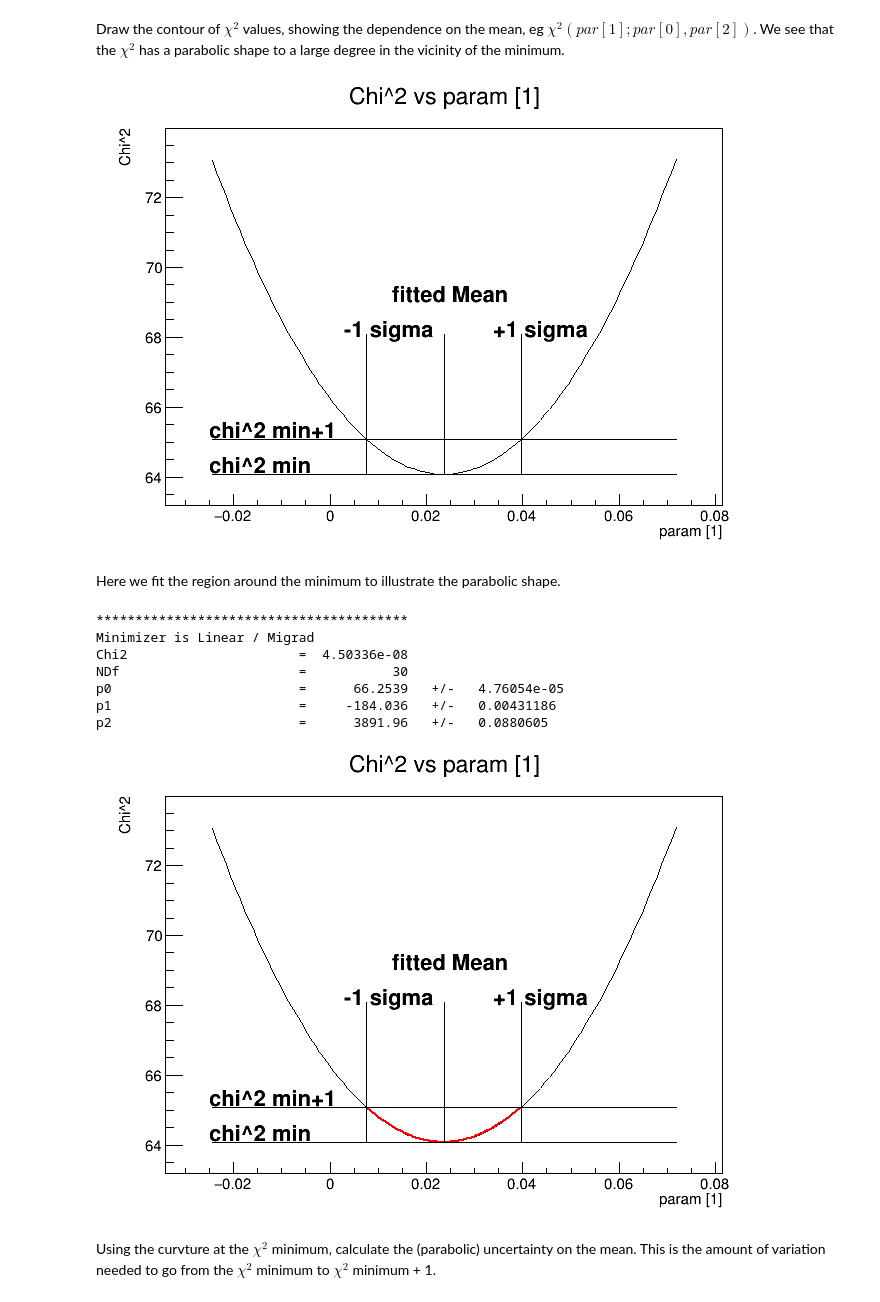
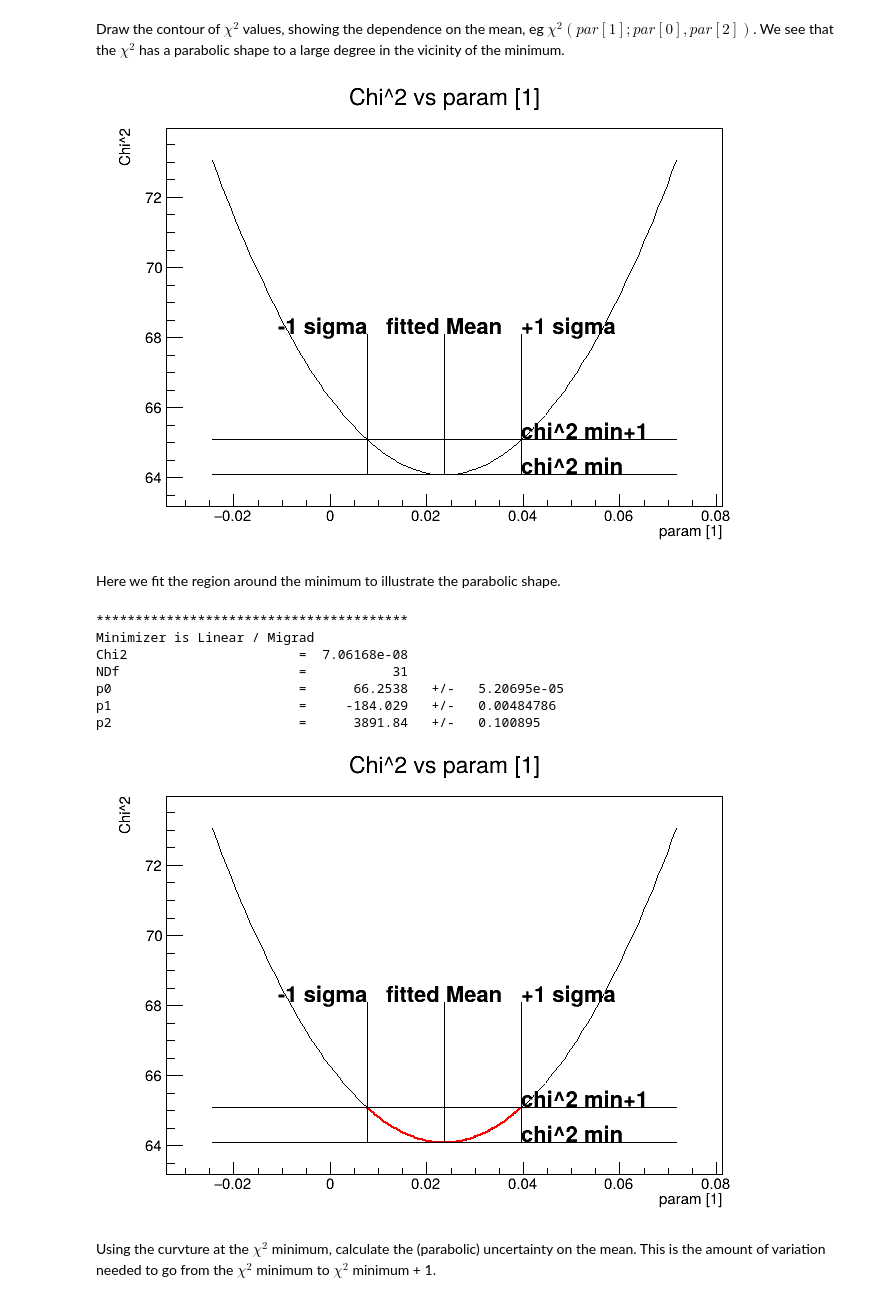
Before and after one commit to wutmeownow/fits1, a Jupyter notebook: ParamUnceratinties.ipynb, the cells around one changed output. Drawn from its saved outputs; the diff is of its cells as text; code cells hidden in the pictures.

```diff
--- a/ParamUnceratinties.ipynb
+++ b/ParamUnceratinties.ipynb
@@ -10,8 +10,8 @@ Welcome to JupyROOT 6.24/02
 # %%
-h=R.TH1F("h1","Random normal;x;#events",100,-4,4)
+h=r.TH1F("h1","Random normal;x;#events",100,-4,4)
 h.Sumw2()  # for error bars (and proper errors if using weighted data)
 # here we use a custom function instead of the built in one to show the work more explicitly
-gaus=R.TF1("mygaus","[0]*exp(-(x-[1])*(x-[1])/[2]/[2])",-4,4)
+gaus=r.TF1("mygaus","[0]*exp(-(x-[1])*(x-[1])/[2]/[2])",-4,4)
 gaus.SetParameters(1,0,1)
 h.FillRandom("gaus",4000)
 # %%
@@ -23,7 +23,7 @@ tc.Draw()
 # %% [markdown]
 Now we fit the data using a Gaussian.  (We'll discuss the fitting interface in ROOT in more detail later).
 # %%
-tc=R.TCanvas()
+tc=r.TCanvas()
 gaus.SetParameter(0,h.GetMaximum())  # adjust starting parameter
 gaus.SetParName(0,"Constant");
 gaus.SetParName(1,"Mean");
@@ -56,7 +58,7 @@ vals=np.linspace(par[1]-3*err[1],par[1]+3*err[1],100)
 # %%
 # for each value or the mean we minimize the other parameters, keeping the mean fixed
 gaus.FixParameter(1,0)
-grb=R.TGraph()
+grb=r.TGraph()
 grb.SetTitle("Chi^2 vs param [1];param [1];Chi^2")
 for b in vals:
     gaus.SetParameter(1,b)
@@ -68,25 +70,33 @@ Draw the contour of $\chi^2$ values, showing the dependence on the mean, eg $\ch
 # %%
 tc.Clear()
 grb.Draw("al")
-min=R.TLine(vals[0],chi2_fit,vals[-1],chi2_fit)
-minplus1=R.TLine(vals[0],chi2_fit+1,vals[-1],chi2_fit+1)
-nom1=R.TLine(par[1],chi2_fit,par[1],chi2_fit+4)
-nom1minus=R.TLine(par[1]-err[1],chi2_fit,par[1]-err[1],chi2_fit+4)
-nom1plus=R.TLine(par[1]+err[1],chi2_fit,par[1]+err[1],chi2_fit+4)
-txt=R.TText()
-txt.DrawText(0.013,69,"fitted Mean")
-txt.DrawText(0.003,68,"-1 sigma")
-txt.DrawText(0.034,68,"+1 sigma")
-txt.DrawText(-0.025,64.1,"chi^2 min")
-txt.DrawText(-0.025,65.1,"chi^2 min+1")
+min=r.TLine(vals[0],chi2_fit,vals[-1],chi2_fit)
+minplus1=r.TLine(vals[0],chi2_fit+1,vals[-1],chi2_fit+1)
+nom1=r.TLine(par[1],chi2_fit,par[1],chi2_fit+4)
+nom1minus=r.TLine(par[1]-err[1],chi2_fit,par[1]-err[1],chi2_fit+4)
+nom1plus=r.TLine(par[1]+err[1],chi2_fit,par[1]+err[1],chi2_fit+4)
+
+# Alignment options, see TAttText Class Reference
+left=11
+center=21
+right=31
+txt=r.TText()
+txt.SetTextAlign(center);
+txt.DrawText(par[1],chi2_fit+4,"fitted Mean")
+txt.SetTextAlign(right);
+txt.DrawText(par[1]-err[1],chi2_fit+4,"-1 sigma")
+txt.SetTextAlign(left);
+txt.DrawText(par[1]+err[1],chi2_fit+4,"+1 sigma")
+txt.DrawText(par[1]+err[1],chi2_fit,"chi^2 min")
+txt.DrawText(par[1]+err[1],chi2_fit+1,"chi^2 min+1")
 min.Draw()
 minplus1.Draw()
 nom1.Draw()
 nom1minus.Draw()
 nom1plus.Draw()
 tc.Draw()
 # %% [output]
-[figure, old version]
+[figure, new version]
 # %% [markdown]
 Here we fit the region around the minimum to illustrate the parabolic shape.
 # %%
@@ -96,12 +106,12 @@ tc.Draw()
 # %% [output]
 ****************************************
 Minimizer is Linear / Migrad
-Chi2                      =  4.50336e-08
-NDf                       =           30
-p0                        =      66.2539   +/-   4.76054e-05
-p1                        =     -184.036   +/-   0.00431186
-p2                        =      3891.96   +/-   0.0880605
+Chi2                      =  7.06168e-08
+NDf                       =           31
+p0                        =      66.2538   +/-   5.20695e-05
+p1                        =     -184.029   +/-   0.00484786
+p2                        =      3891.84   +/-   0.100895
-[figure, old version]
+[figure, new version]
 # %% [markdown]
 Using the curvture at the $\chi^2$ minimum, calculate the (parabolic) uncertainty on the mean.  This is the amount of variation needed to go from the $\chi^2$ minimum to $\chi^2$ minimum + 1.
 # %%
```
Also changed, not shown: parts of 10 cells of this notebook, 3 other files.
